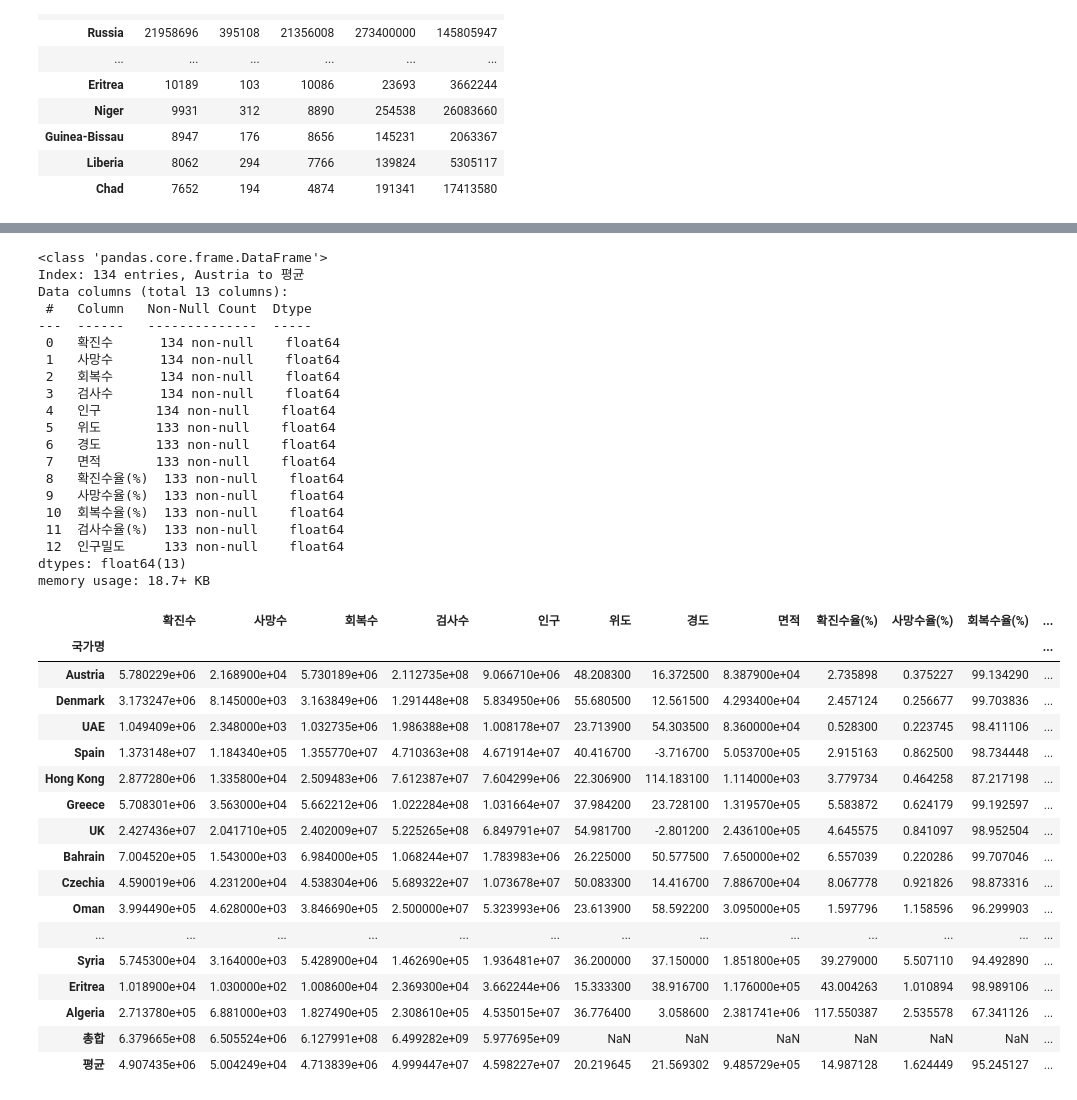
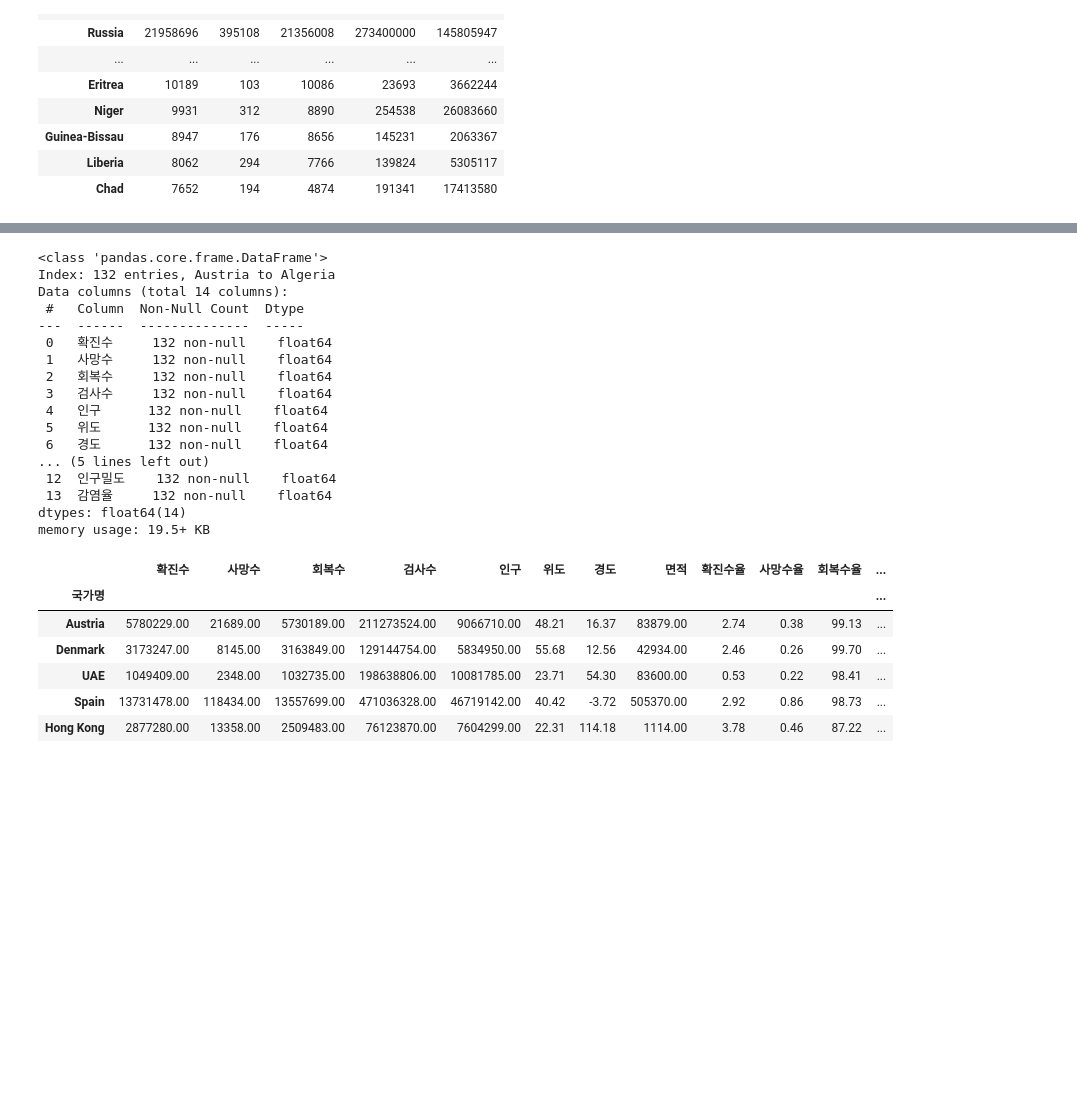
Before and after one commit to Anthony-sj/Project-Covid-19, a Jupyter notebook: ssj/Project_DF_SJ.ipynb, the cells around one changed output, grey strips where cells are left out. Drawn from its saved outputs; the diff is of its cells as text; code cells hidden in the pictures; blank space fills up the shorter version.

```diff
--- a/ssj/Project_DF_SJ.ipynb
+++ b/ssj/Project_DF_SJ.ipynb
@@ -11,0 +6,5 @@ pd.set_option('display.max_row', None)
+# %%
+# 판다스 보기 설정
+pd.set_option('display.max_columns', None)
+pd.set_option('display.max_row', None)
+pd.options.display.float_format = '{:.2f}'.format
@@ -188,6 +222,7 @@ df_tot
 # 사망률 (사망수/확진수)
 # 회복률 (회복수/확진수)
 # 검사율 (검사수/인구)
+# 열 추가 함수
 
 col_dict = {'확진수':'검사수', '사망수':'확진수', '회복수': '확진수', '검사수':'인구'}
 
@@ -197,7 +232,7 @@ for j in col_dict:
     for i in df_tot.index:
         i = str(i)
         T.append(df_tot.loc[i,j]/df_tot.loc[i,str(col_dict[j])]*100)
-    df_tot[f'{j}율(%)']= T
+    df_tot[f'{j}율']= T
 # %% [output]
 A value is trying to be set on a copy of a slice from a DataFrame.
 Try using .loc[row_indexer,col_indexer] = value instead
@@ -222,3 +257,3 @@ See the caveats in the documentation: https://pandas.pydata.org/pandas-docs/stab
 # %%
-df_tot = df_tot.sort_values(by='검사수율(%)', ascending=False)
-df_tot
+# 정렬
+df_tot = df_tot.sort_values(by='검사수율', ascending=False)
@@ -273,49 +296,35 @@ df_tot
 df_tot.info()
 # %% [output]
 <class 'pandas.core.frame.DataFrame'>
-Index: 134 entries, Austria to 평균
-Data columns (total 13 columns):
- #   Column   Non-Null Count  Dtype
----  ------   --------------  -----
- 0   확진수      134 non-null    float64
- 1   사망수      134 non-null    float64
- 2   회복수      134 non-null    float64
- 3   검사수      134 non-null    float64
- 4   인구       134 non-null    float64
- 5   위도       133 non-null    float64
- 6   경도       133 non-null    float64
- 7   면적       133 non-null    float64
- 8   확진수율(%)  133 non-null    float64
- 9   사망수율(%)  133 non-null    float64
- 10  회복수율(%)  133 non-null    float64
- 11  검사수율(%)  133 non-null    float64
- 12  인구밀도     133 non-null    float64
-dtypes: float64(13)
-memory usage: 18.7+ KB
+Index: 132 entries, Austria to Algeria
+Data columns (total 14 columns):
+ #   Column  Non-Null Count  Dtype
+---  ------  --------------  -----
+ 0   확진수     132 non-null    float64
+ 1   사망수     132 non-null    float64
+ 2   회복수     132 non-null    float64
+ 3   검사수     132 non-null    float64
+ 4   인구      132 non-null    float64
+ 5   위도      132 non-null    float64
+ 6   경도      132 non-null    float64
+... (5 lines left out)
+ 12  인구밀도    132 non-null    float64
+ 13  감염율     132 non-null    float64
+dtypes: float64(14)
+memory usage: 19.5+ KB
 # %%
 df_tot.loc['총합'] = df_tot.iloc[:130,:5].sum()
 df_tot.loc['평균'] = df_tot.iloc[:130,:].mean()
 # %%
-df_tot
+df_tot.head()
 # %% [output]
-|  | 확진수 | 사망수 | 회복수 | 검사수 | 인구 | 위도 | 경도 | 면적 | 확진수율(%) | 사망수율(%) | 회복수율(%) | ... |
+|  | 확진수 | 사망수 | 회복수 | 검사수 | 인구 | 위도 | 경도 | 면적 | 확진수율 | 사망수율 | 회복수율 | ... |
 | 국가명 |  |  |  |  |  |  |  |  |  |  |  | ... |
-| Austria | 5.780229e+06 | 2.168900e+04 | 5.730189e+06 | 2.112735e+08 | 9.066710e+06 | 48.208300 | 16.372500 | 8.387900e+04 | 2.735898 | 0.375227 | 99.134290 | ... |
-| Denmark | 3.173247e+06 | 8.145000e+03 | 3.163849e+06 | 1.291448e+08 | 5.834950e+06 | 55.680500 | 12.561500 | 4.293400e+04 | 2.457124 | 0.256677 | 99.703836 | ... |
-| UAE | 1.049409e+06 | 2.348000e+03 | 1.032735e+06 | 1.986388e+08 | 1.008178e+07 | 23.713900 | 54.303500 | 8.360000e+04 | 0.528300 | 0.223745 | 98.411106 | ... |
-| Spain | 1.373148e+07 | 1.184340e+05 | 1.355770e+07 | 4.710363e+08 | 4.671914e+07 | 40.416700 | -3.716700 | 5.053700e+05 | 2.915163 | 0.862500 | 98.734448 | ... |
-| Hong Kong | 2.877280e+06 | 1.335800e+04 | 2.509483e+06 | 7.612387e+07 | 7.604299e+06 | 22.306900 | 114.183100 | 1.114000e+03 | 3.779734 | 0.464258 | 87.217198 | ... |
-| Greece | 5.708301e+06 | 3.563000e+04 | 5.662212e+06 | 1.022284e+08 | 1.031664e+07 | 37.984200 | 23.728100 | 1.319570e+05 | 5.583872 | 0.624179 | 99.192597 | ... |
-| UK | 2.427436e+07 | 2.041710e+05 | 2.402009e+07 | 5.225265e+08 | 6.849791e+07 | 54.981700 | -2.801200 | 2.436100e+05 | 4.645575 | 0.841097 | 98.952504 | ... |
-| Bahrain | 7.004520e+05 | 1.543000e+03 | 6.984000e+05 | 1.068244e+07 | 1.783983e+06 | 26.225000 | 50.577500 | 7.650000e+02 | 6.557039 | 0.220286 | 99.707046 | ... |
-| Czechia | 4.590019e+06 | 4.231200e+04 | 4.538304e+06 | 5.689322e+07 | 1.073678e+07 | 50.083300 | 14.416700 | 7.886700e+04 | 8.067778 | 0.921826 | 98.873316 | ... |
-| Oman | 3.994490e+05 | 4.628000e+03 | 3.846690e+05 | 2.500000e+07 | 5.323993e+06 | 23.613900 | 58.592200 | 3.095000e+05 | 1.597796 | 1.158596 | 96.299903 | ... |
-| ... | ... | ... | ... | ... | ... | ... | ... | ... | ... | ... | ... | ... |
-| Syria | 5.745300e+04 | 3.164000e+03 | 5.428900e+04 | 1.462690e+05 | 1.936481e+07 | 36.200000 | 37.150000 | 1.851800e+05 | 39.279000 | 5.507110 | 94.492890 | ... |
-| Eritrea | 1.018900e+04 | 1.030000e+02 | 1.008600e+04 | 2.369300e+04 | 3.662244e+06 | 15.333300 | 38.916700 | 1.176000e+05 | 43.004263 | 1.010894 | 98.989106 | ... |
-| Algeria | 2.713780e+05 | 6.881000e+03 | 1.827490e+05 | 2.308610e+05 | 4.535015e+07 | 36.776400 | 3.058600 | 2.381741e+06 | 117.550387 | 2.535578 | 67.341126 | ... |
-| 총합 | 6.379665e+08 | 6.505524e+06 | 6.127991e+08 | 6.499282e+09 | 5.977695e+09 | NaN | NaN | NaN | NaN | NaN | NaN | ... |
-| 평균 | 4.907435e+06 | 5.004249e+04 | 4.713839e+06 | 4.999447e+07 | 4.598227e+07 | 20.219645 | 21.569302 | 9.485729e+05 | 14.987128 | 1.624449 | 95.245127 | ... |
+| Austria | 5780229.00 | 21689.00 | 5730189.00 | 211273524.00 | 9066710.00 | 48.21 | 16.37 | 83879.00 | 2.74 | 0.38 | 99.13 | ... |
+| Denmark | 3173247.00 | 8145.00 | 3163849.00 | 129144754.00 | 5834950.00 | 55.68 | 12.56 | 42934.00 | 2.46 | 0.26 | 99.70 | ... |
+| UAE | 1049409.00 | 2348.00 | 1032735.00 | 198638806.00 | 10081785.00 | 23.71 | 54.30 | 83600.00 | 0.53 | 0.22 | 98.41 | ... |
+| Spain | 13731478.00 | 118434.00 | 13557699.00 | 471036328.00 | 46719142.00 | 40.42 | -3.72 | 505370.00 | 2.92 | 0.86 | 98.73 | ... |
+| Hong Kong | 2877280.00 | 13358.00 | 2509483.00 | 76123870.00 | 7604299.00 | 22.31 | 114.18 | 1114.00 | 3.78 | 0.46 | 87.22 | ... |
 # %%
 df_data=df_tot.copy()
 df_data.drop(['총합','평균'],axis=0,inplace=True)
```
Also changed, not shown: parts of 30 cells of this notebook, 2 other files.
